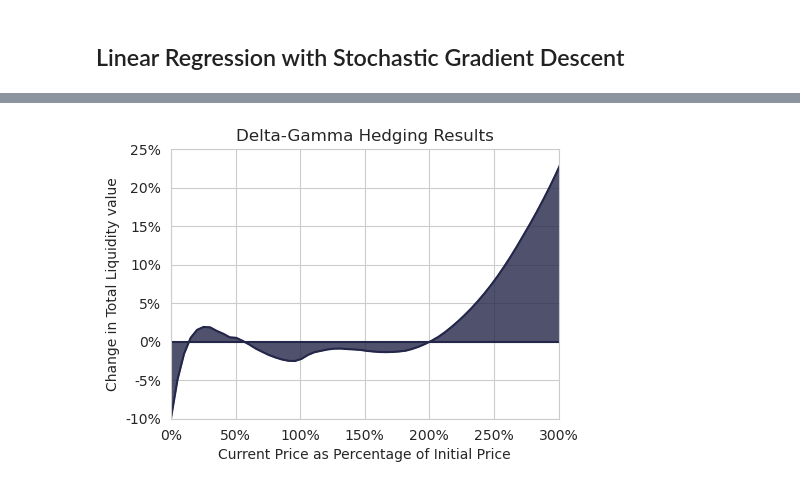
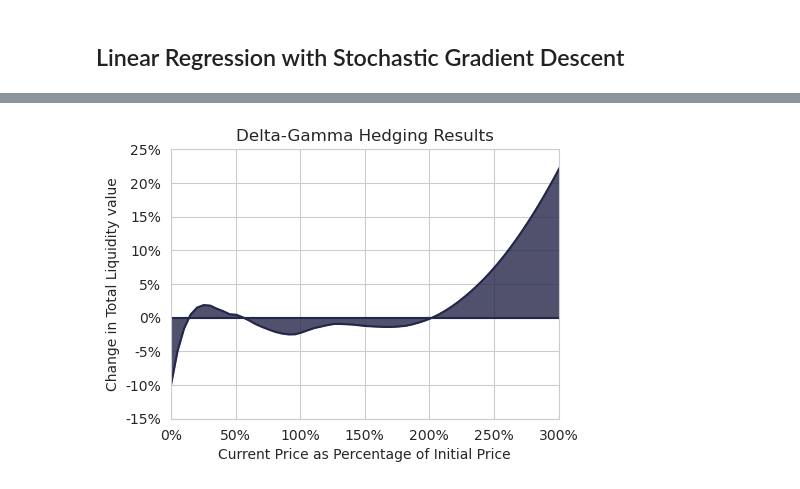
Before and after one commit to jiaxiang-cheng/definer, a Jupyter notebook: 2.2 Delta-Gamma Hedging.ipynb, the cells around one changed output, grey strips where cells are left out. Drawn from its saved outputs; the diff is of its cells as text; code cells hidden in the pictures.

```diff
--- a/2.2 Delta-Gamma Hedging.ipynb
+++ b/2.2 Delta-Gamma Hedging.ipynb
@@ -254,28 +256,28 @@ plt.show()
 # %%
 _ = plt.figure(figsize=(5,3.5))
 ax = plt.axes()
 
 plt.plot(x, h_gamma_delta.transpose().tolist()[0] + y_new, color='#242749')
 plt.axhline(color='#242749')
 
-ax.set_ylim(-0.1, 0.25)
+ax.set_ylim(-0.15, 0.25)
 plt.xlim(0, 3)
 
 ax.fill_between(x, 0, h_gamma_delta.transpose().tolist()[0] + y_new, color='#242749', alpha=0.8)
 
 plt.rcParams.update({'font.sans-serif':'DejaVu Sans'})
 
 vals_y = ax.get_yticks().tolist()
 ax.yaxis.set_major_locator(mticker.FixedLocator(vals_y))
 ax.set_yticklabels(['{:,.0%}'.format(x) for x in vals_y])
 vals_x = ax.get_xticks().tolist()
 ax.xaxis.set_major_locator(mticker.FixedLocator(vals_x))
 ax.set_xticklabels(['{:,.0%}'.format(x) for x in vals_x])
 
 plt.title('Delta-Gamma Hedging Results')
 plt.ylabel('Change in Total Liquidity value')
 plt.xlabel('Current Price as Percentage of Initial Price')
 # plt.savefig('./img/IL_hedge_loss.png', dpi=500, bbox_inches='tight', transparent=True)
 plt.show()
 # %% [output]
-[figure, old version]
+[figure, new version]
```
Also changed, not shown: parts of 3 cells of this notebook.
